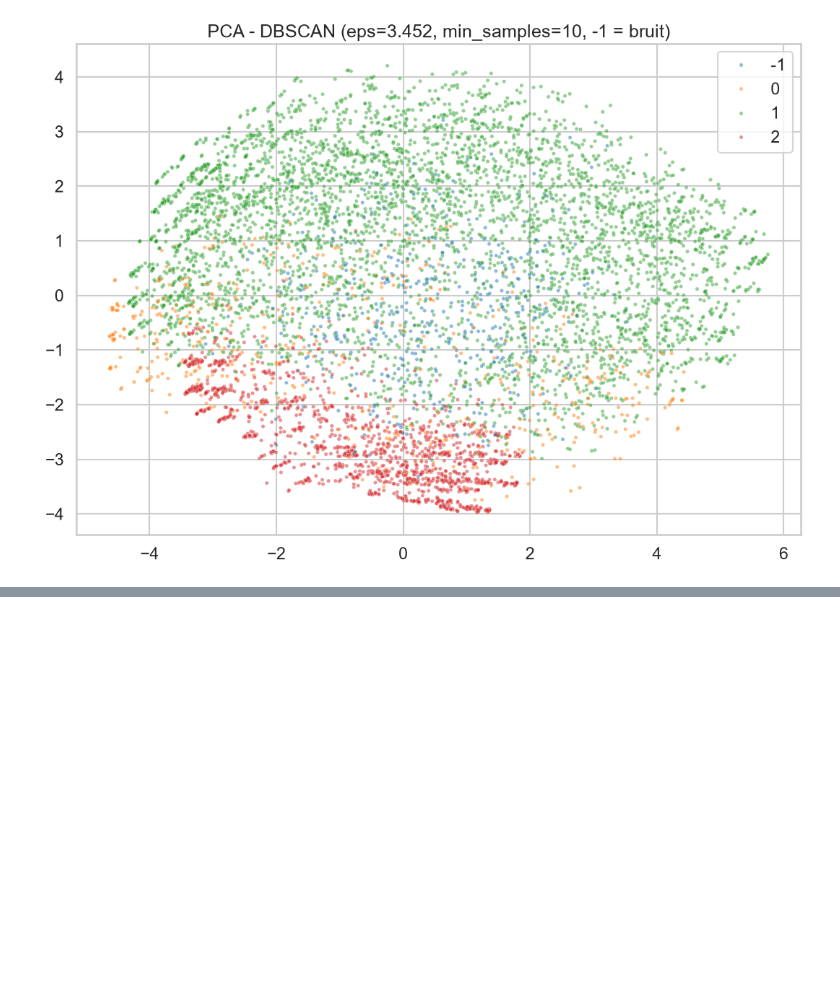
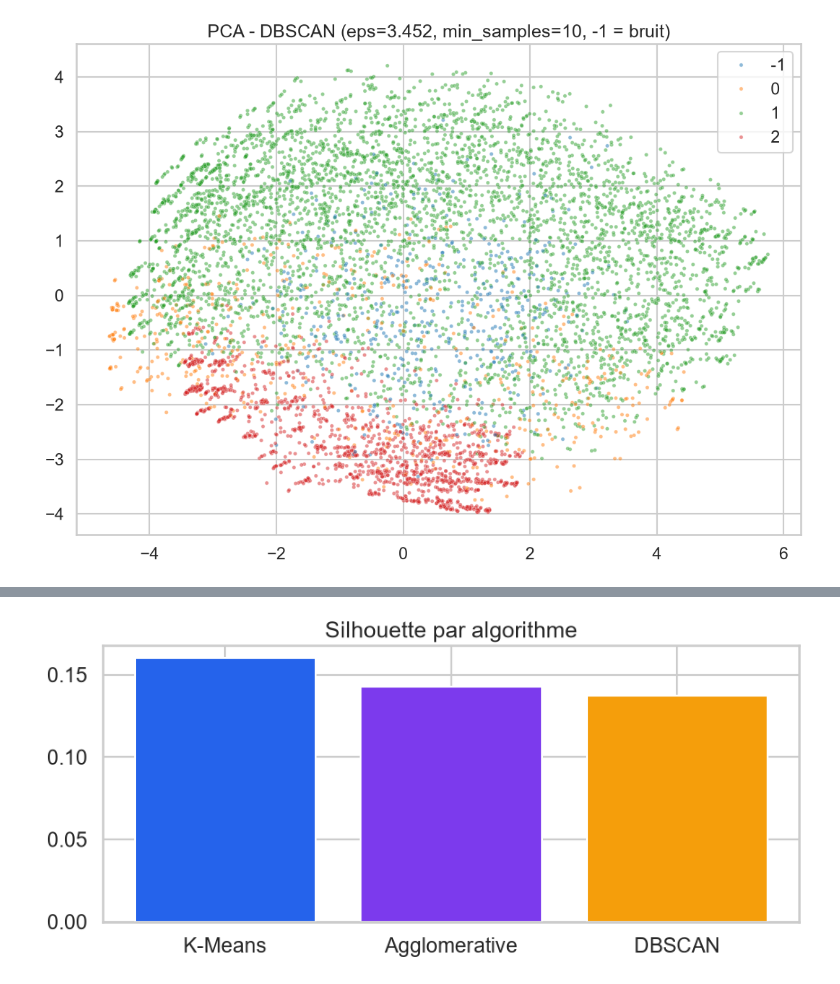
Before and after one commit to doughmi-ilyas/customer-churn-prediction, a Jupyter notebook: notebooks/02_clusters.ipynb, the cells around one changed output, grey strips where cells are left out. Cells and saved outputs as stored; diff of their text form; code cells hidden in the pictures; blank space fills up the shorter version.

Commit message:
clustering: add section "Comparaison des algorithmes"

```diff
--- a/notebooks/02_clusters.ipynb
+++ b/notebooks/02_clusters.ipynb
@@ -257,0 +260,10 @@ plt.show()
+# %%
+mask = labels_db != -1
+comparison = pd.DataFrame(
+    [
+        {"algo": "K-Means", "k": K, "silhouette": silhouette_score(X, df["cluster"]), "davies_bouldin": davies_bouldin_score(X, df["cluster"])},
+        {"algo": "Agglomerative", "k": k_ag, "silhouette": silhouette_score(X, labels_ag), "davies_bouldin": davies_bouldin_score(X, labels_ag)},
+        {"algo": "DBSCAN", "k": int(best_db["n_clusters"]), "silhouette": silhouette_score(X[mask], labels_db[mask]), "davies_bouldin": davies_bouldin_score(X[mask], labels_db[mask])},
+    ]
+).set_index("algo")
+comparison.round(4)
@@ -257,0 +276,8 @@ plt.show()
+# %%
+fig, ax = plt.subplots(figsize=(10, 4))
+ax.bar(comparison.index, comparison["silhouette"], color=["#2563eb", "#7c3aed", "#f59e0b"])
+ax.set_title("Silhouette par algorithme")
+fig.savefig(f"{FIG_DIR}/16_comparison.png", dpi=110, bbox_inches="tight")
+plt.show()
+# %% [output]
+[figure, added]
```
Also changed, not shown: parts of 2 cells of this notebook, 1 other file.
